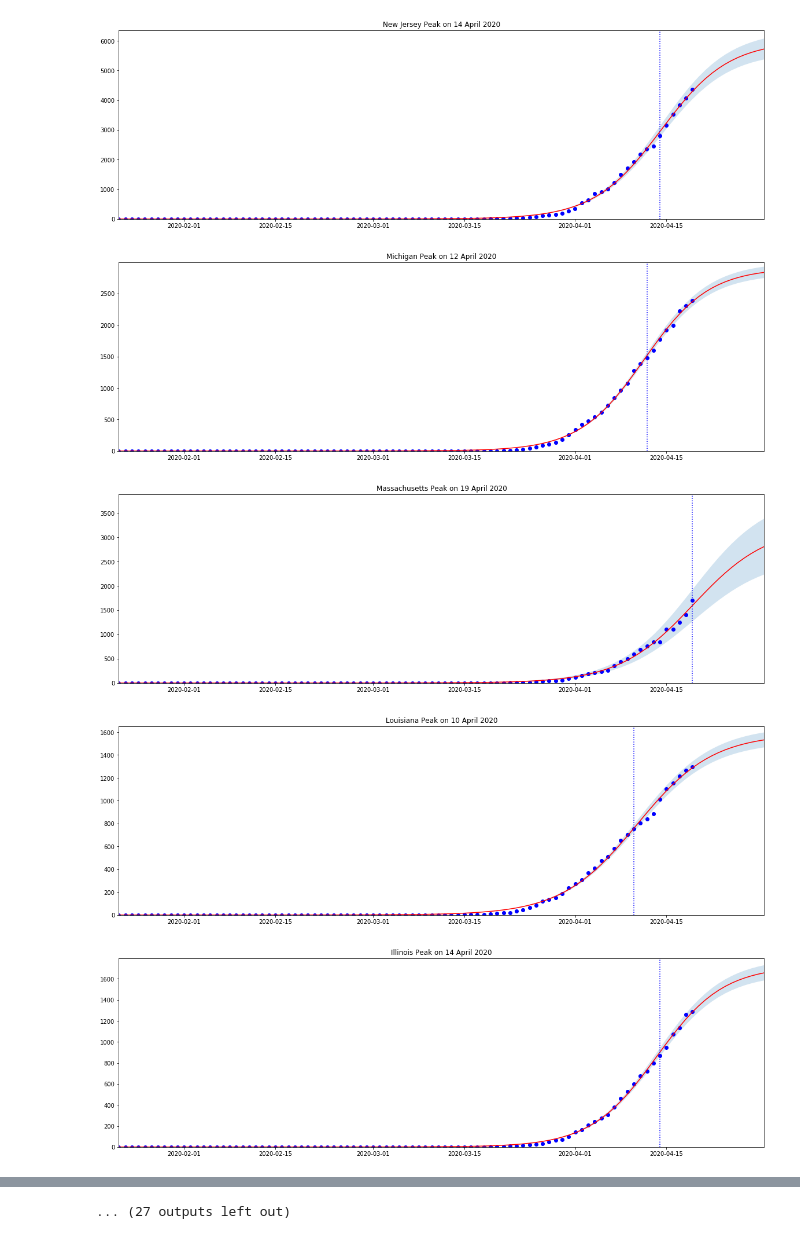
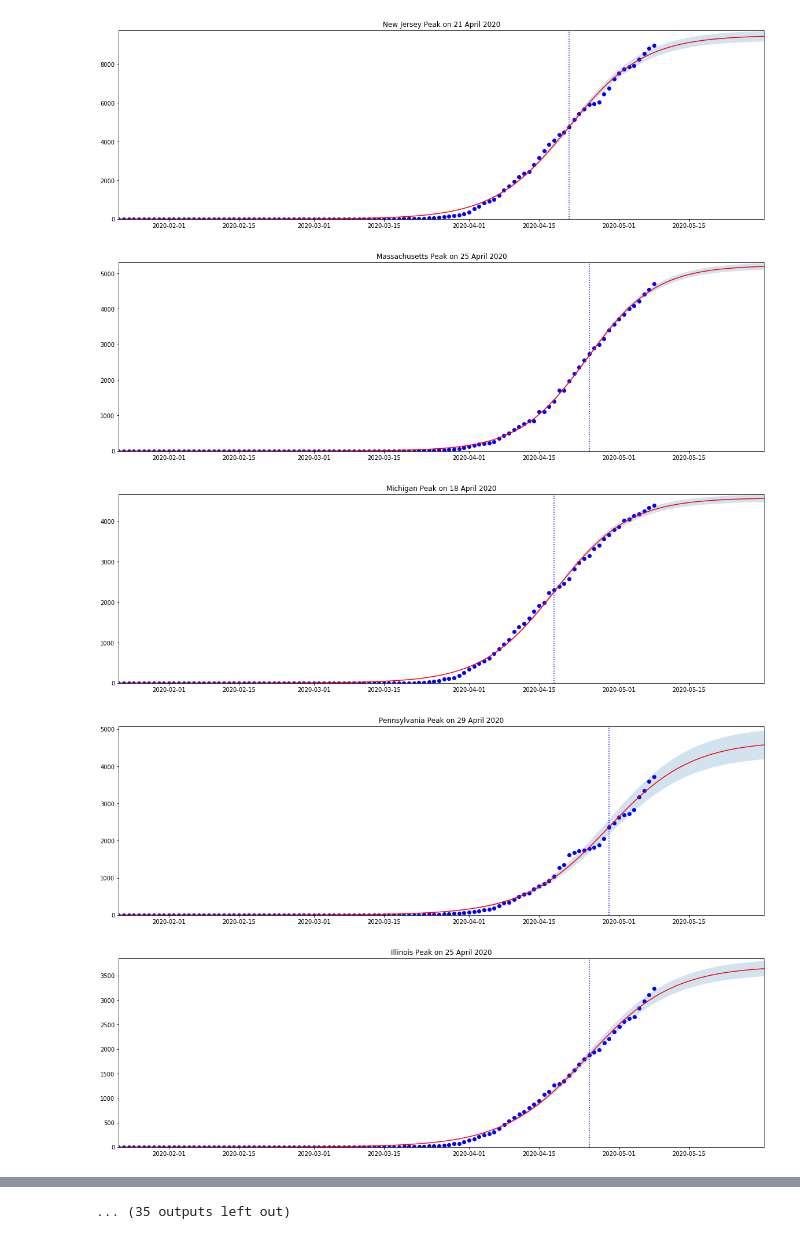
Before and after one commit to msb1/covid19-tracker-fitter, a Jupyter notebook: CovidFitter.ipynb, the cells around one changed output, grey strips where cells are left out. Cells and saved outputs as stored; diff of their text form; code cells hidden in the pictures.

Commit message:
Update with latest data 2020-05-09

```diff
--- a/CovidFitter.ipynb
+++ b/CovidFitter.ipynb
@@ -36,10 +36,11 @@ latest_date_index = len(us_deaths)
 # set x axis numpy arrays
 num_days = us_deaths.shape[0]
 xdata = np.linspace(0, num_days - 1, num_days)  # x data for curve fit
-xtest = np.linspace(0, 99, 100)  # x data for plot and peak
+num_days_to_plot = 130
+xtest = np.linspace(0, num_days_to_plot - 1, num_days_to_plot)  # x data for plot and peak
 
 base = datetime.datetime(2020, 1, 22)
-arr = np.array([base + datetime.timedelta(days=i) for i in range(100)])  # x data as dates for plots
+arr = np.array([base + datetime.timedelta(days=i) for i in range(num_days_to_plot)])  # x data as dates for plots
 # %%
 adef = 0
 predicted_total = 0
@@ -61,7 +62,7 @@ for state in states:
     params = lmfit.Parameters()
     params.add('a', value=0.3, min=0.0, max=0.5)
     params.add('b', value=40.0, min=10.0, max=100.0)
-    params.add('c', value=1.0, min=0.0, max=15000.0)
+    params.add('c', value=1.0, min=0.0, max=30000.0)
 
     ydata = us_deaths[state].values
     # print(state)
@@ -71,9 +72,12 @@ for state in states:
     if state == 'New York':
         print('New York rate coefficient', '{:.4f}'.format(results.params['a'].value))
         adef = '{:.4f}'.format(results.params['a'].value)
+        # xd = xdata[::2]
+        # yd = ydata[::2]
+        # results = model.fit(yd, params, x=xd)
 
     # if model does not fit (c --> inf), then constrain with fixed 'a' parameter
-    if results.params['c'].value > 19900 or results.params['c'].stderr > results.params['c'].value:
+    if results.params['c'].value > 29900 or results.params['c'].stderr > results.params['c'].value:
         a = float(adef)
         print("State: ", state, " has fixed a parameter...")
         model = ExpressionModel('c / (1 + exp(-' + adef + ' * (x - b)))')
@@ -104,9 +108,9 @@ for state in states:
     plt.plot(arr, actual, 'r-')
     plt.fill_between(arr, actual_lower, actual_upper, alpha=0.2)
     plt.xlim(arr[0], arr[-1])
-    plt.ylim(0, c + conf)
+    plt.ylim(0, max(c + conf, ydata[-1]))
     max_idx = np.argmax(dsigmoid(xtest, a, b, c))
-    plt.plot([arr[max_idx], arr[max_idx]], [0.0, c + conf], linestyle=':', color='b')
+    plt.plot([arr[max_idx], arr[max_idx]], [0.0, max(c + conf, ydata[-1])], linestyle=':', color='b')
     plt.title("{} Peak on {}".format(state, arr[max_idx].strftime('%d %B %Y')))
     plt.show()
 
@@ -132,5 +136,5 @@ New York rate coefficient 0.2829
-[figure, old version]
+[figure, new version]
-[figure, old version]
+[figure, new version]
-[figure, old version]
+[figure, new version]
-[figure, old version]
+[figure, new version]
-[figure, old version]
+[figure, new version]
@@ -142,4 +146,4 @@ New York rate coefficient 0.2829
-... (27 outputs left out)
+... (35 outputs left out)
 # %%
 current_total = deaths_us[latest_date].sum()
 print("Current Total: {:.2f}".format(current_total))
```
Also changed, not shown: parts of 2 cells of this notebook, 4 other files.
